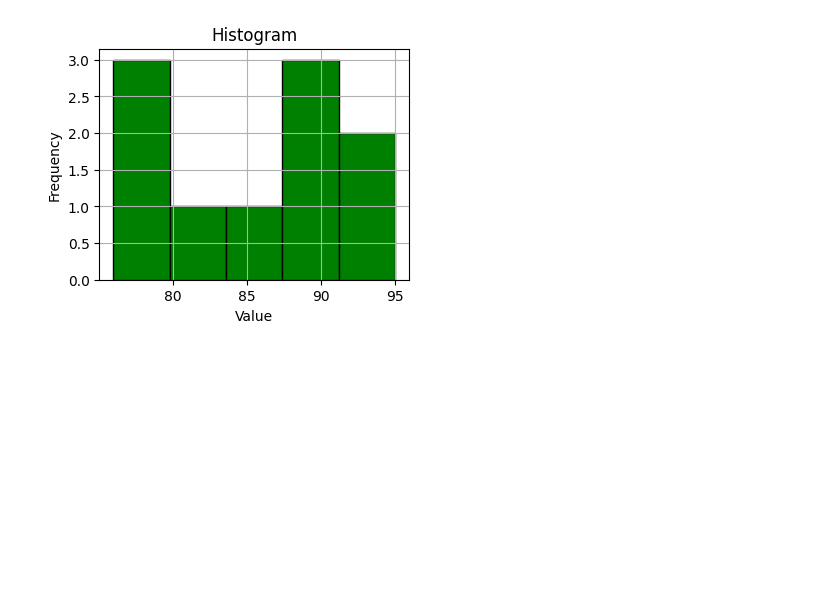
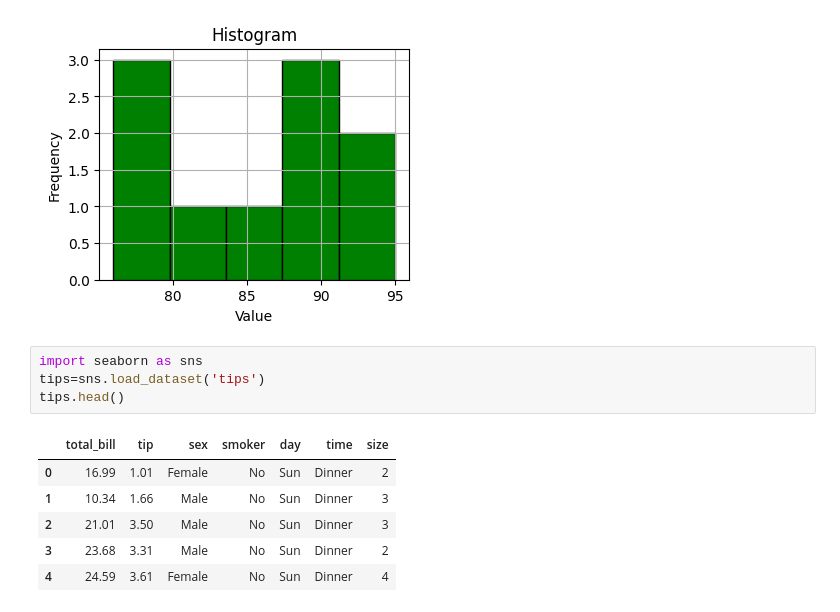
Before and after one commit to Aldqiq/Data-mining-1, a Jupyter notebook: lab1.ipynb, the cells around one changed output. Drawn from its saved outputs; the diff is of its cells as text; blank space fills up the shorter version.

```diff
--- a/lab1.ipynb
+++ b/lab1.ipynb
@@ -129,3 +129,14 @@ plt.grid(True)
 plt.show()
 # %% [output]
 [figure]
+# %%
+import seaborn as sns
+tips=sns.load_dataset('tips')
+tips.head()
+# %% [output]
+|  | total_bill | tip | sex | smoker | day | time | size |
+| 0 | 16.99 | 1.01 | Female | No | Sun | Dinner | 2 |
+| 1 | 10.34 | 1.66 | Male | No | Sun | Dinner | 3 |
+| 2 | 21.01 | 3.50 | Male | No | Sun | Dinner | 3 |
+| 3 | 23.68 | 3.31 | Male | No | Sun | Dinner | 2 |
+| 4 | 24.59 | 3.61 | Female | No | Sun | Dinner | 4 |
```
Also changed, not shown: parts of 1 cell of this notebook.
